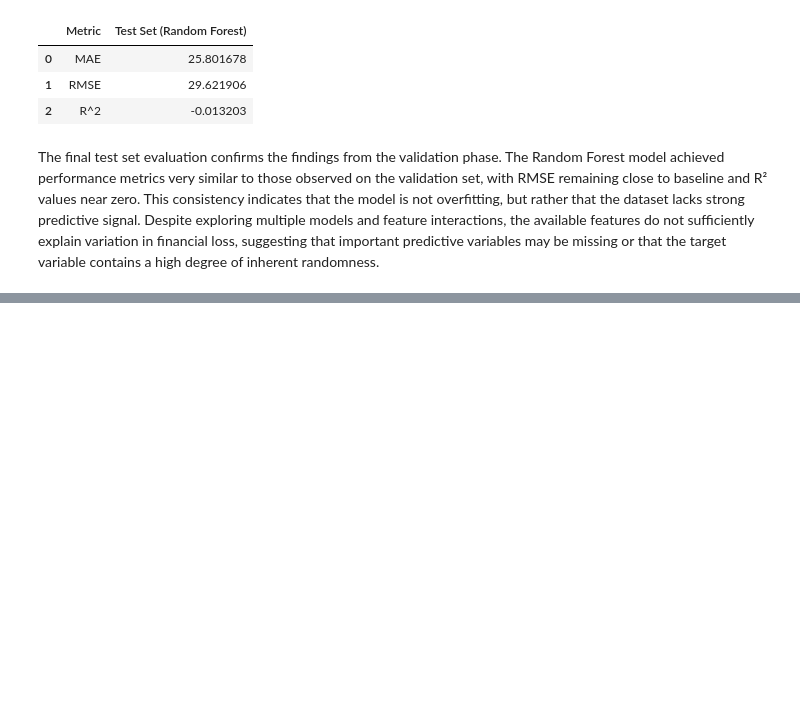
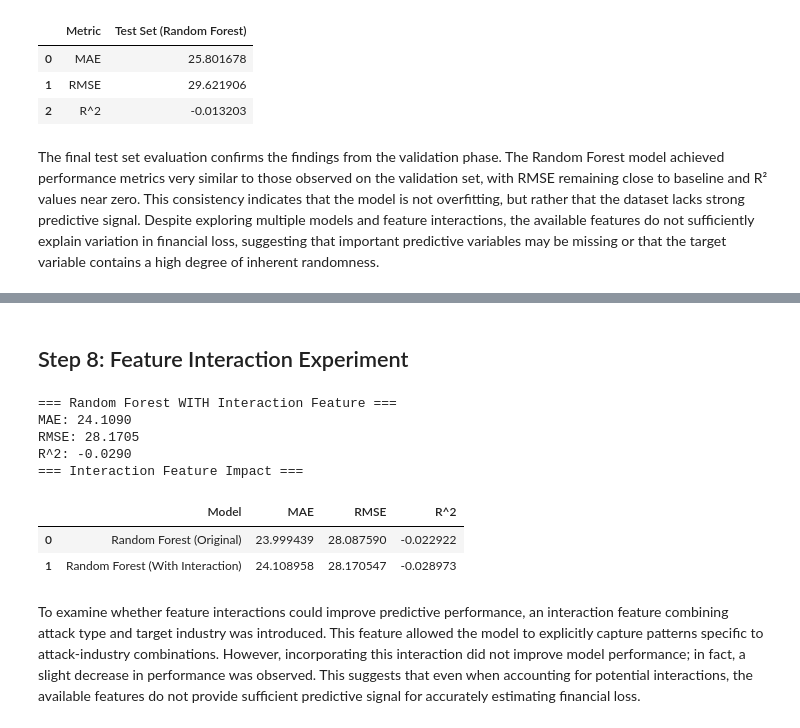
Before and after one commit to gracenev/DS300Project, a Jupyter notebook: DS300_Project.ipynb, the cells around one changed output, grey strips where cells are left out. Cells and saved outputs as stored; diff of their text form; code cells hidden in the pictures; blank space fills up the shorter version.

```diff
--- a/DS300_Project.ipynb
+++ b/DS300_Project.ipynb
@@ -979,0 +1154,65 @@ The final test set evaluation confirms the findings from the validation phase. T
+# %% [markdown]
+## Step 8: Feature Interaction Experiment
+# %%
+# Create interaction feature
+df["Attack_Industry"] = df["Attack Type"] + "_" + df["Target Industry"]
+
+df[["Attack Type", "Target Industry", "Attack_Industry"]].head()
+
+# Create new feature matrix (with interaction)
+X_interaction = df.drop(columns=["Financial Loss (in Million $)"])
+y_interaction = df["Financial Loss (in Million $)"]
+
+# Split interaction dataset
+X_train_int = X_interaction.loc[X_train.index]
+X_val_int = X_interaction.loc[X_val.index]
+X_test_int = X_interaction.loc[X_test.index]
+
+y_train_int = y.loc[y_train.index]
+y_val_int = y.loc[y_val.index]
+y_test_int = y.loc[y_test.index]
+# Train Random Forest with interaction
+rf_int = Pipeline([
+    ("preprocess", preprocess_unscaled),
+    ("model", RandomForestRegressor(
+        n_estimators=200,
+        max_depth=None,
+        random_state=42,
+        n_jobs=-1
+    ))
+])
+
+rf_int.fit(X_train_int, y_train_int)
+
+rf_val_preds_int = rf_int.predict(X_val_int)
+
+rf_int_mae = mean_absolute_error(y_val_int, rf_val_preds_int)
+rf_int_rmse = np.sqrt(mean_squared_error(y_val_int, rf_val_preds_int))
+rf_int_r2 = r2_score(y_val_int, rf_val_preds_int)
+
+print("=== Random Forest WITH Interaction Feature ===")
+print(f"MAE: {rf_int_mae:.4f}")
+print(f"RMSE: {rf_int_rmse:.4f}")
+print(f"R^2: {rf_int_r2:.4f}")
+
+# Compare results
+comparison = pd.DataFrame({
+    "Model": ["Random Forest (Original)", "Random Forest (With Interaction)"],
+    "MAE": [best_rf_entry["MAE"], rf_int_mae],
+    "RMSE": [best_rf_entry["RMSE"], rf_int_rmse],
+    "R^2": [best_rf_entry["R^2"], rf_int_r2]
+})
+
+print("=== Interaction Feature Impact ===")
+display(comparison)
+# %% [output]
+=== Random Forest WITH Interaction Feature ===
+MAE: 24.1090
+RMSE: 28.1705
+R^2: -0.0290
+=== Interaction Feature Impact ===
+|  | Model | MAE | RMSE | R^2 |
+| 0 | Random Forest (Original) | 23.999439 | 28.087590 | -0.022922 |
+| 1 | Random Forest (With Interaction) | 24.108958 | 28.170547 | -0.028973 |
+# %% [markdown]
+To examine whether feature interactions could improve predictive performance, an interaction feature combining attack type and target industry was introduced. This feature allowed the model to explicitly capture patterns specific to attack-industry combinations. However, incorporating this interaction did not improve model performance; in fact, a slight decrease in performance was observed. This suggests that even when accounting for potential interactions, the available features do not provide sufficient predictive signal for accurately estimating financial loss.
```
Also changed, not shown: parts of 19 cells of this notebook.
